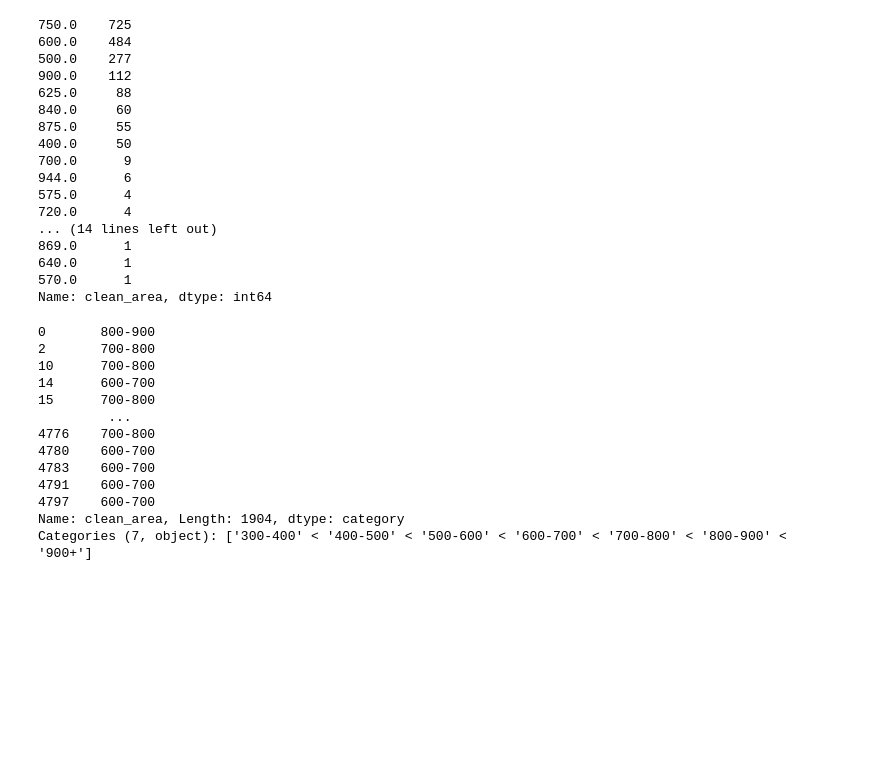
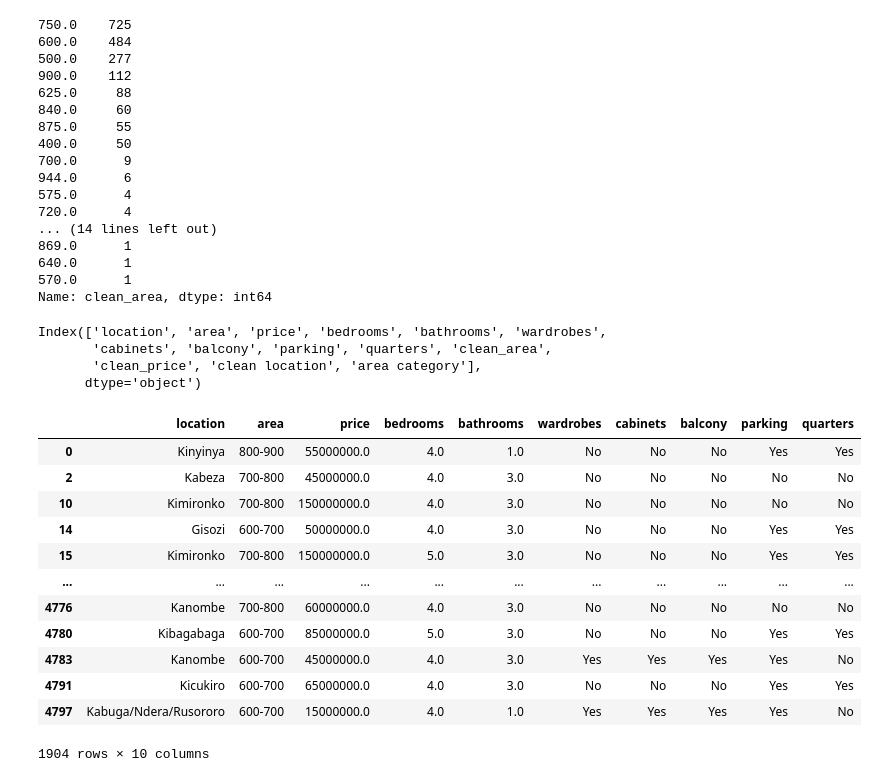
Before and after one commit to Rootkiti/ict_chember_classes, a Jupyter notebook: ml wolkthrough.ipynb, the cells around one changed output. Saved outputs shown, nothing was run; the diff lists cells and outputs as text; code cells hidden in the pictures; blank space fills up the shorter version.

Commit message:
cleanning columns

```diff
--- a/ml wolkthrough.ipynb
+++ b/ml wolkthrough.ipynb
@@ -404,24 +404,38 @@ clean_df['clean_area'].value_counts()
 570.0      1
 Name: clean_area, dtype: int64
 # %%
-(
+clean_df['area category']=(
     pd.cut(
         clean_df['clean_area'],
         bins=[300,399,499,599,699,799,899,999],
         labels=['300-400','400-500','500-600','600-700','700-800','800-900','900+']
         )
 )
-# %% [output]
-0       800-900
-2       700-800
-10      700-800
-14      600-700
-15      700-800
-         ...
-4776    700-800
-4780    600-700
-4783    600-700
-4791    600-700
-4797    600-700
-Name: clean_area, Length: 1904, dtype: category
-Categories (7, object): ['300-400' < '400-500' < '500-600' < '600-700' < '700-800' < '800-900' < '900+']
+# %%
+clean_df.columns
+# %% [output]
+Index(['location', 'area', 'price', 'bedrooms', 'bathrooms', 'wardrobes',
+       'cabinets', 'balcony', 'parking', 'quarters', 'clean_area',
+       'clean_price', 'clean location', 'area category'],
+      dtype='object')
+# %%
+clean_final = clean_df[['clean location','area category','clean_price','bedrooms', 'bathrooms', 'wardrobes',
+       'cabinets', 'balcony', 'parking', 'quarters']]
+# %%
+clean_final.columns = [col.replace('clean','').replace('category','').replace('_','') for col in clean_final.columns]
+# %%
+clean_final
+# %% [output]
+|  | location | area | price | bedrooms | bathrooms | wardrobes | cabinets | balcony | parking | quarters |
+| 0 | Kinyinya | 800-900 | 55000000.0 | 4.0 | 1.0 | No | No | No | Yes | Yes |
+| 2 | Kabeza | 700-800 | 45000000.0 | 4.0 | 3.0 | No | No | No | No | No |
+| 10 | Kimironko | 700-800 | 150000000.0 | 4.0 | 3.0 | No | No | No | No | No |
+| 14 | Gisozi | 600-700 | 50000000.0 | 4.0 | 3.0 | No | No | No | Yes | Yes |
+| 15 | Kimironko | 700-800 | 150000000.0 | 5.0 | 3.0 | No | No | No | Yes | Yes |
+| ... | ... | ... | ... | ... | ... | ... | ... | ... | ... | ... |
+| 4776 | Kanombe | 700-800 | 60000000.0 | 4.0 | 3.0 | No | No | No | No | No |
+| 4780 | Kibagabaga | 600-700 | 85000000.0 | 5.0 | 3.0 | No | No | No | Yes | Yes |
+| 4783 | Kanombe | 600-700 | 45000000.0 | 4.0 | 3.0 | Yes | Yes | Yes | Yes | No |
+| 4791 | Kicukiro | 600-700 | 65000000.0 | 4.0 | 3.0 | No | No | No | Yes | Yes |
+| 4797 | Kabuga/Ndera/Rusororo | 600-700 | 15000000.0 | 4.0 | 1.0 | Yes | Yes | Yes | Yes | No |
+1904 rows × 10 columns
```
